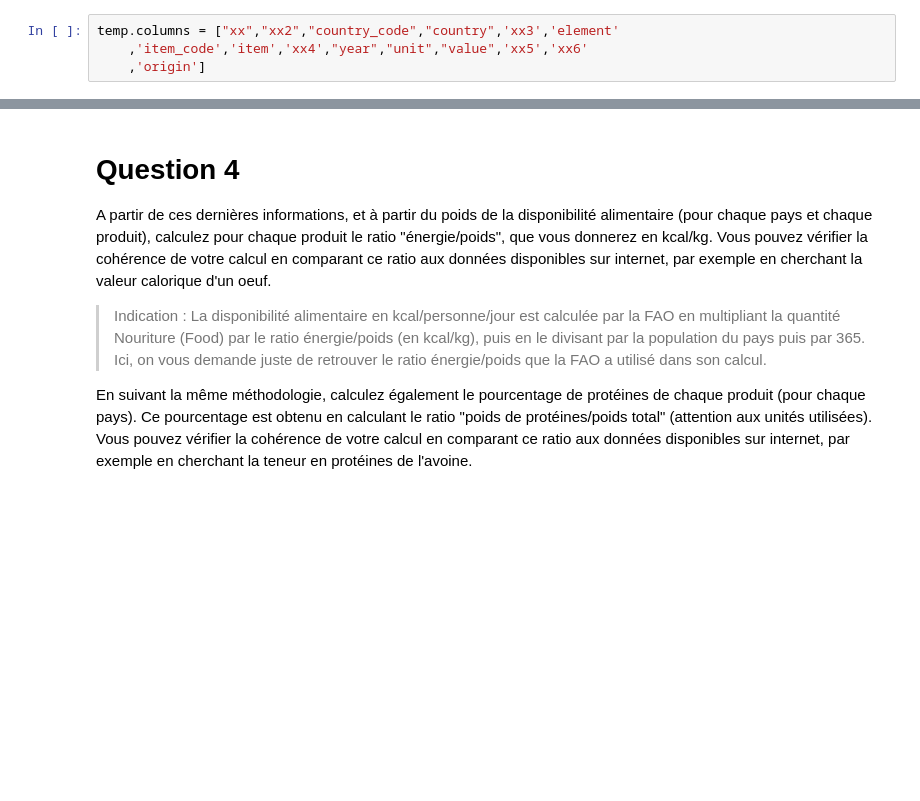
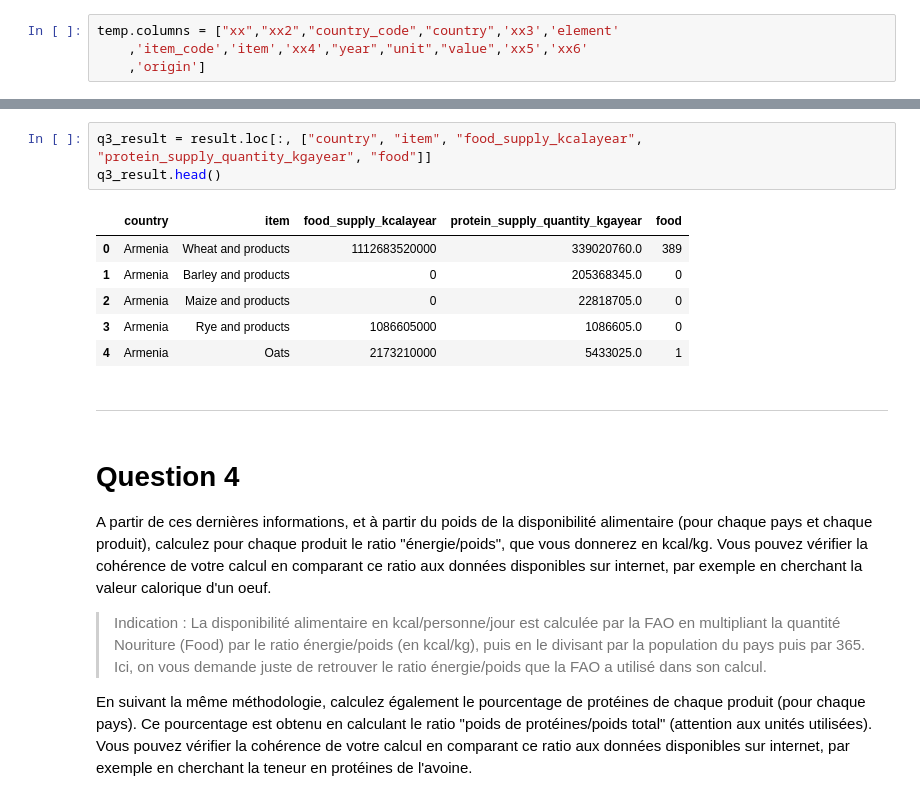
Before and after one commit to Sh4mSh4m/OCR_DA_proj3, a Jupyter notebook: projet3_fao.ipynb, the cells around one changed output, grey strips where cells are left out. Drawn from its saved outputs; the diff is of its cells as text; blank space fills up the shorter version.

```diff
--- a/projet3_fao.ipynb
+++ b/projet3_fao.ipynb
@@ -272,3 +268,15 @@ See the caveats in the documentation: http://pandas.pydata.org/pandas-docs/stabl
+# %%
+q3_result = result.loc[:, ["country", "item", "food_supply_kcalayear", "protein_supply_quantity_kgayear", "food"]]
+q3_result.head()
+# %% [output]
+|  | country | item | food_supply_kcalayear | protein_supply_quantity_kgayear | food |
+| 0 | Armenia | Wheat and products | 1112683520000 | 339020760.0 | 389 |
+| 1 | Armenia | Barley and products | 0 | 205368345.0 | 0 |
+| 2 | Armenia | Maize and products | 0 | 22818705.0 | 0 |
+| 3 | Armenia | Rye and products | 1086605000 | 1086605.0 | 0 |
+| 4 | Armenia | Oats | 2173210000 | 5433025.0 | 1 |
+# %% [markdown]
+---------------------------
 # %% [markdown]
 # Question 4
 A partir de ces dernières informations, et à partir du poids de la disponibilité alimentaire (pour chaque pays et chaque produit), calculez pour chaque produit le ratio "énergie/poids", que vous donnerez en kcal/kg. Vous pouvez vérifier la cohérence de votre calcul en comparant ce ratio aux données disponibles sur internet, par exemple en cherchant la valeur calorique d'un oeuf.
```
Also changed, not shown: parts of 40 cells of this notebook, 1 other file.
